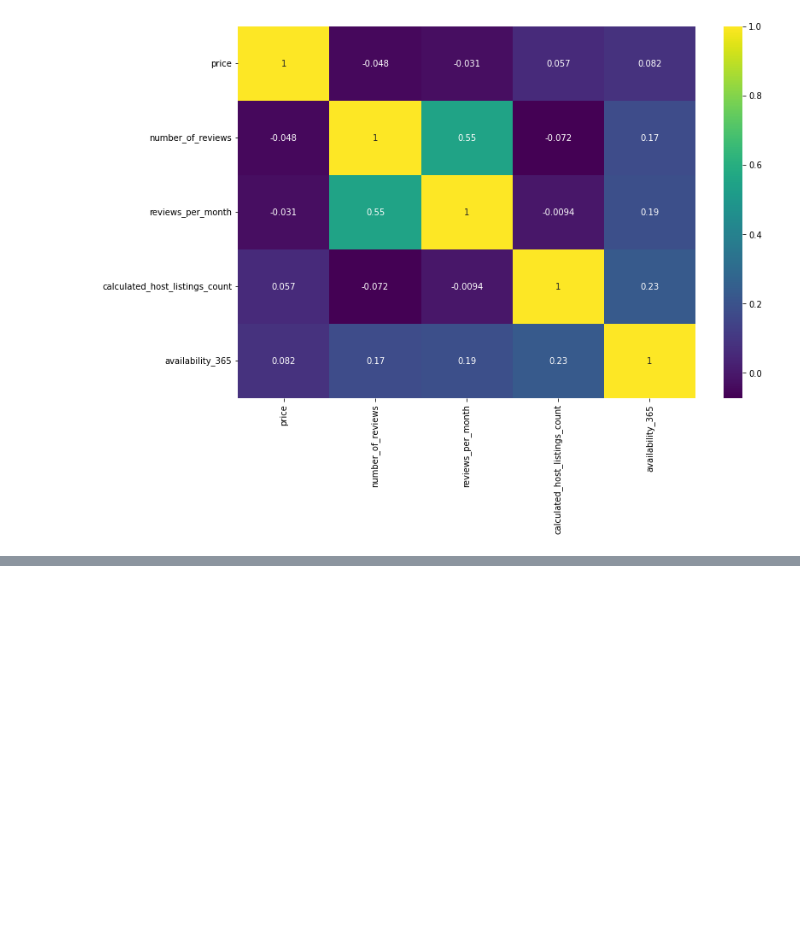
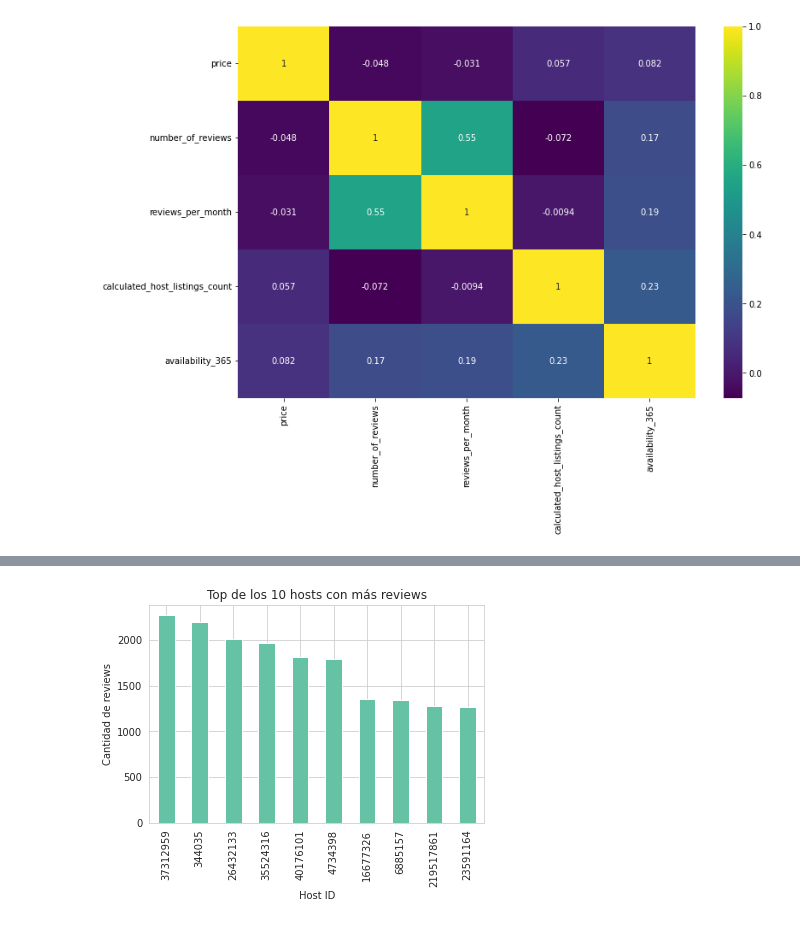
Before and after one commit to easyundercover/data-preprocessing-project, a Jupyter notebook: src/explore.ipynb, the cells around one changed output, grey strips where cells are left out. Drawn from its saved outputs; the diff is of its cells as text; code cells hidden in the pictures; blank space fills up the shorter version.

```diff
--- a/src/explore.ipynb
+++ b/src/explore.ipynb
@@ -268,0 +272,8 @@ Categories (5, object): ['Bronx', 'Brooklyn', 'Manhattan', 'Queens', 'Staten Isl
+# %%
+topreview.plot(kind='bar')
+plt.xlabel('Host ID')
+plt.ylabel('Cantidad de reviews')
+plt.title('Top de los 10 hosts con más reviews')
+plt.show()
+# %% [output]
+[figure, added]
```
Also changed, not shown: parts of 65 cells of this notebook, 4 other files.
